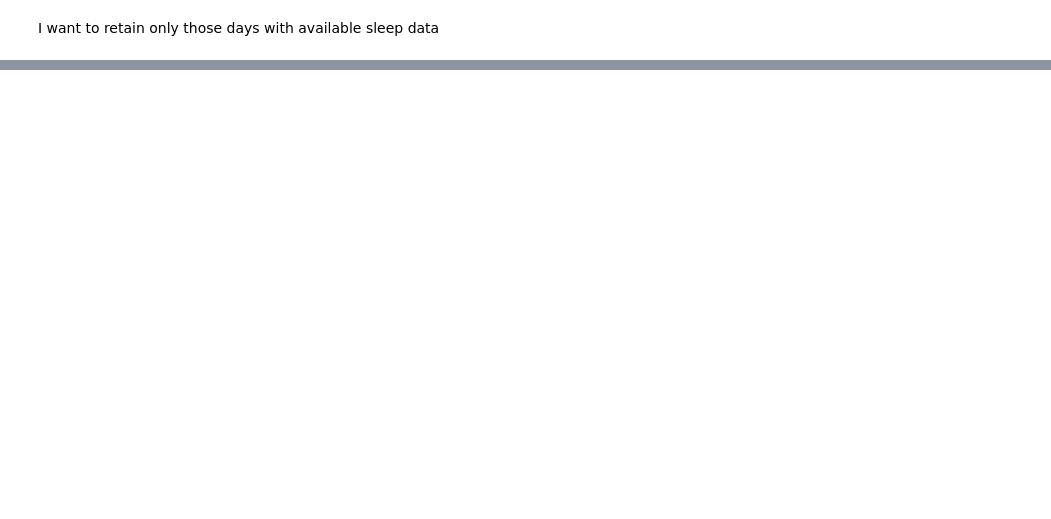
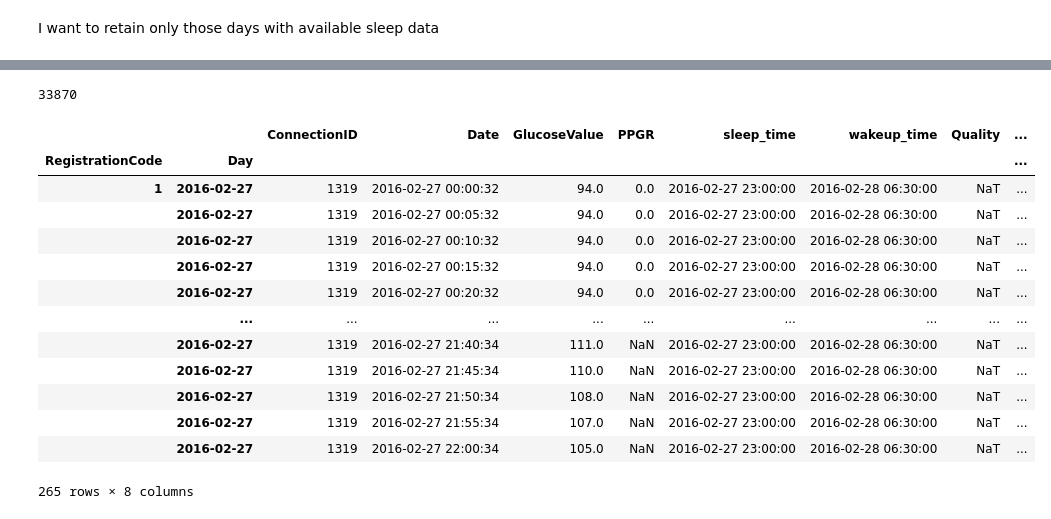
Before and after one commit to ElviraMingazova/MA_Thesis, a Jupyter notebook: Get Night CGM.ipynb, the cells around one changed output, grey strips where cells are left out. Drawn from its saved outputs; the diff is of its cells as text; code cells hidden in the pictures; blank space fills up the shorter version.

```diff
--- a/Get Night CGM.ipynb
+++ b/Get Night CGM.ipynb
@@ -101,0 +250,5 @@ AttributeError: 'DataFrameGroupBy' object has no attribute 'applly'
+# %%
+sleepdf['Duration'] = sleepdf.wakeup_time - sleepdf.sleep_time
+# %%
+sleepdf = sleepdf[(sleepdf.Duration > datetime.timedelta(hours=3)) & (
+    sleepdf.Duration < datetime.timedelta(hours=14))]
@@ -101,0 +259,2 @@ AttributeError: 'DataFrameGroupBy' object has no attribute 'applly'
+# %%
+merged_df = pd.merge(cgmdf, sleepdf, on=['RegistrationCode','day'], how='inner')
@@ -101,0 +278,23 @@ AttributeError: 'DataFrameGroupBy' object has no attribute 'applly'
+# %%
+len(merged_df.index.unique())
+# %% [output]
+33870
+# %%
+slicedf = merged_df.loc[('1', slice(None)), :]
+# %%
+slicedf.loc[('1', pd.to_datetime('2016-02-27')), :]
+# %% [output]
+|  |  | ConnectionID | Date | GlucoseValue | PPGR | sleep_time | wakeup_time | Quality | ... |
+| RegistrationCode | Day |  |  |  |  |  |  |  | ... |
+| 1 | 2016-02-27 | 1319 | 2016-02-27 00:00:32 | 94.0 | 0.0 | 2016-02-27 23:00:00 | 2016-02-28 06:30:00 | NaT | ... |
+|  | 2016-02-27 | 1319 | 2016-02-27 00:05:32 | 94.0 | 0.0 | 2016-02-27 23:00:00 | 2016-02-28 06:30:00 | NaT | ... |
+|  | 2016-02-27 | 1319 | 2016-02-27 00:10:32 | 94.0 | 0.0 | 2016-02-27 23:00:00 | 2016-02-28 06:30:00 | NaT | ... |
+|  | 2016-02-27 | 1319 | 2016-02-27 00:15:32 | 94.0 | 0.0 | 2016-02-27 23:00:00 | 2016-02-28 06:30:00 | NaT | ... |
+|  | 2016-02-27 | 1319 | 2016-02-27 00:20:32 | 94.0 | 0.0 | 2016-02-27 23:00:00 | 2016-02-28 06:30:00 | NaT | ... |
+|  | ... | ... | ... | ... | ... | ... | ... | ... | ... |
+|  | 2016-02-27 | 1319 | 2016-02-27 21:40:34 | 111.0 | NaN | 2016-02-27 23:00:00 | 2016-02-28 06:30:00 | NaT | ... |
+|  | 2016-02-27 | 1319 | 2016-02-27 21:45:34 | 110.0 | NaN | 2016-02-27 23:00:00 | 2016-02-28 06:30:00 | NaT | ... |
+|  | 2016-02-27 | 1319 | 2016-02-27 21:50:34 | 108.0 | NaN | 2016-02-27 23:00:00 | 2016-02-28 06:30:00 | NaT | ... |
+|  | 2016-02-27 | 1319 | 2016-02-27 21:55:34 | 107.0 | NaN | 2016-02-27 23:00:00 | 2016-02-28 06:30:00 | NaT | ... |
+|  | 2016-02-27 | 1319 | 2016-02-27 22:00:34 | 105.0 | NaN | 2016-02-27 23:00:00 | 2016-02-28 06:30:00 | NaT | ... |
+265 rows × 8 columns
```
Also changed, not shown: parts of 56 cells of this notebook, 2 other files.
